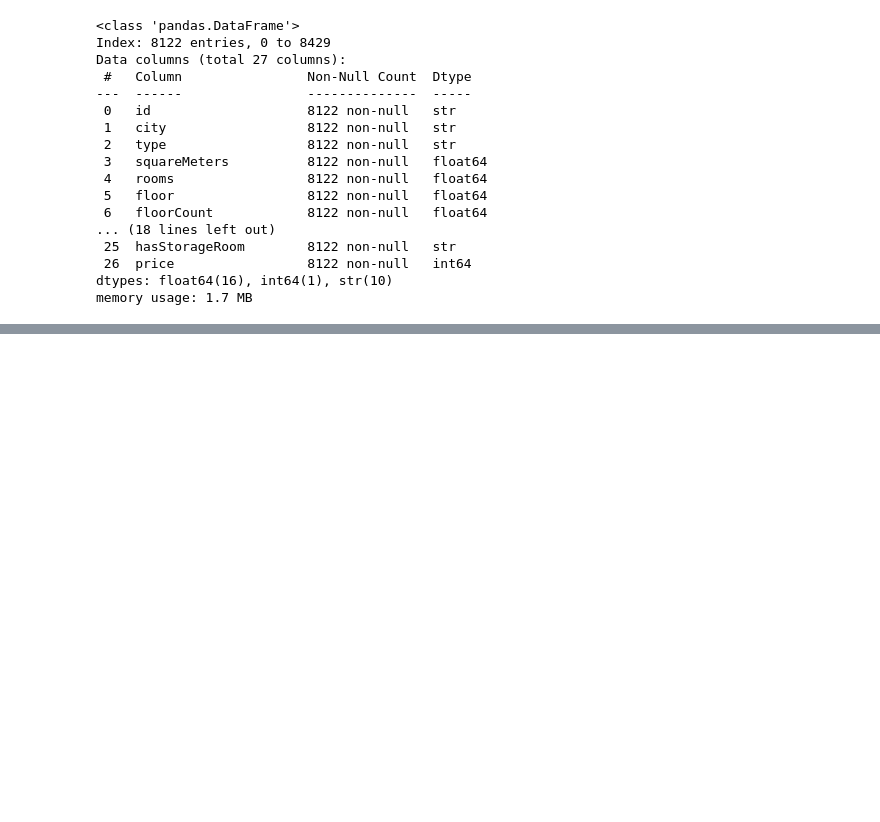
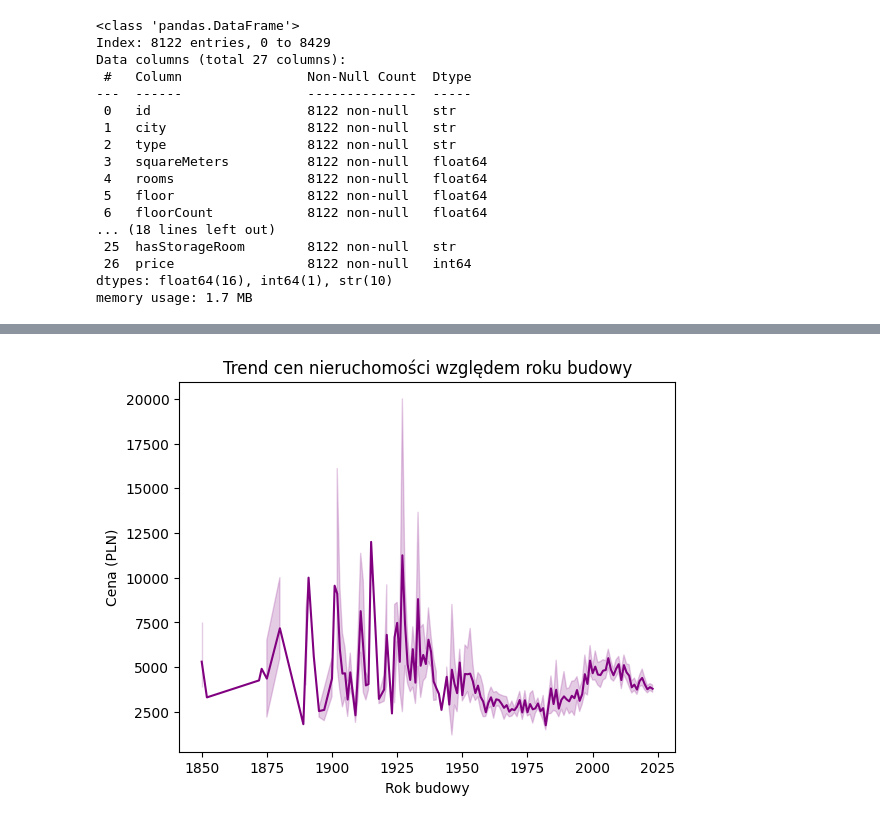
Before and after one commit to annagrajkowska/Projekt-Analiza-i-wizualizacja-danych-Python, a Jupyter notebook: Analiza.ipynb, the cells around one changed output, grey strips where cells are left out. Cells and saved outputs as stored; diff of their text form; code cells hidden in the pictures; blank space fills up the shorter version.

```diff
--- a/Analiza.ipynb
+++ b/Analiza.ipynb
@@ -190,0 +190,14 @@ Typ budynku: True
+# %%
+sns.lineplot(
+    data=df_cleaned[df_cleaned['buildYear'] > 0],
+    x='buildYear',
+    y='price',
+    color='purple'
+)
+
+plt.title('Trend cen nieruchomości względem roku budowy')
+plt.xlabel('Rok budowy')
+plt.ylabel('Cena (PLN)')
+plt.show()
+# %% [output]
+[figure, added]
```
Also changed, not shown: parts of 8 cells of this notebook.
